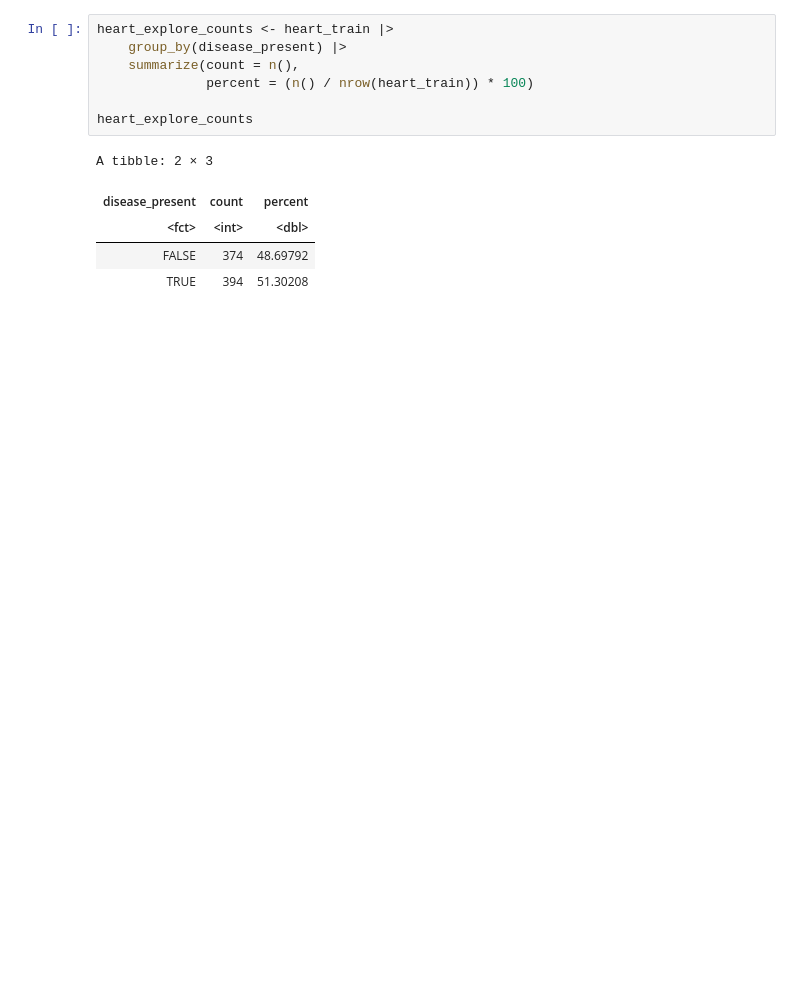
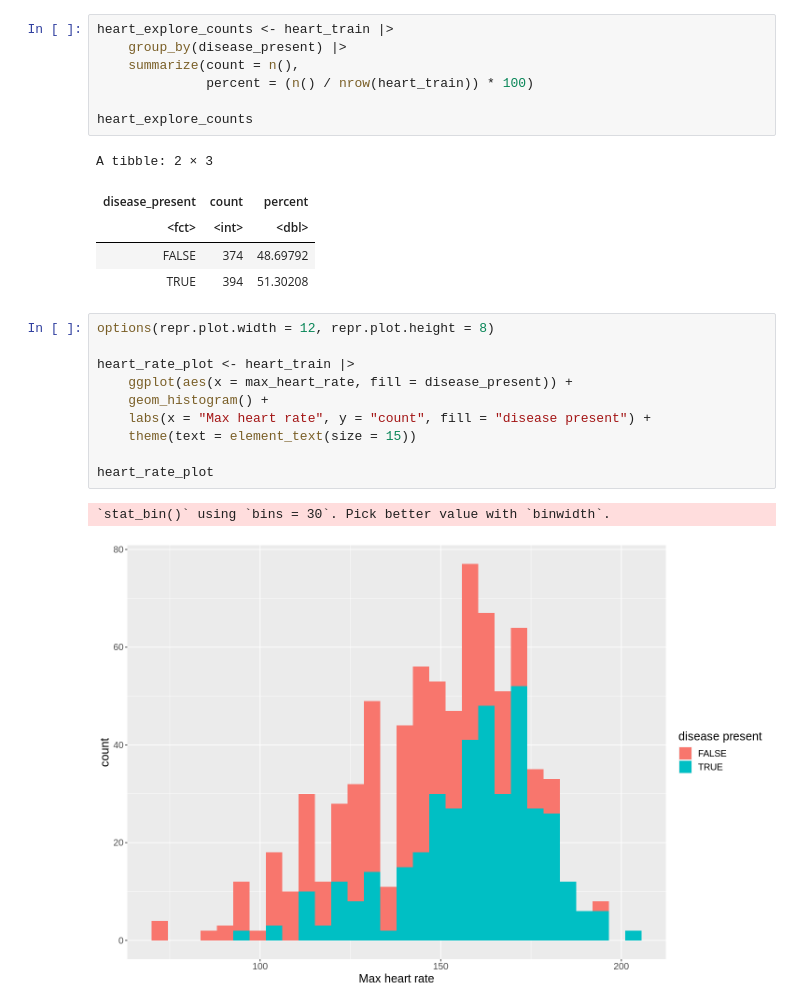
Before and after one commit to vyle2003/DSCI-100-Project, a Jupyter notebook: DSCI Data Exploration.ipynb, the cells around one changed output. Saved outputs shown, nothing was run; the diff lists cells and outputs as text; blank space fills up the shorter version.

Commit message:
added graphs

```diff
--- a/DSCI Data Exploration.ipynb
+++ b/DSCI Data Exploration.ipynb
@@ -118,3 +133,16 @@ A tibble: 2 × 3
 | <fct> | <int> | <dbl> |
 | FALSE | 374 | 48.69792 |
 | TRUE | 394 | 51.30208 |
+# %%
+options(repr.plot.width = 12, repr.plot.height = 8)
+
+heart_rate_plot <- heart_train |>
+    ggplot(aes(x = max_heart_rate, fill = disease_present)) +
+    geom_histogram() +
+    labs(x = "Max heart rate", y = "count", fill = "disease present") +
+    theme(text = element_text(size = 15))
+
+heart_rate_plot
+# %% [output]
+`stat_bin()` using `bins = 30`. Pick better value with `binwidth`.
+[figure, added]
```
Also changed, not shown: parts of 4 cells of this notebook.
